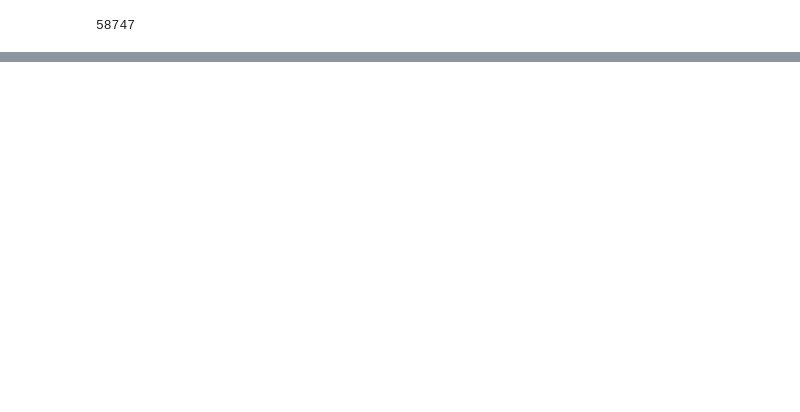
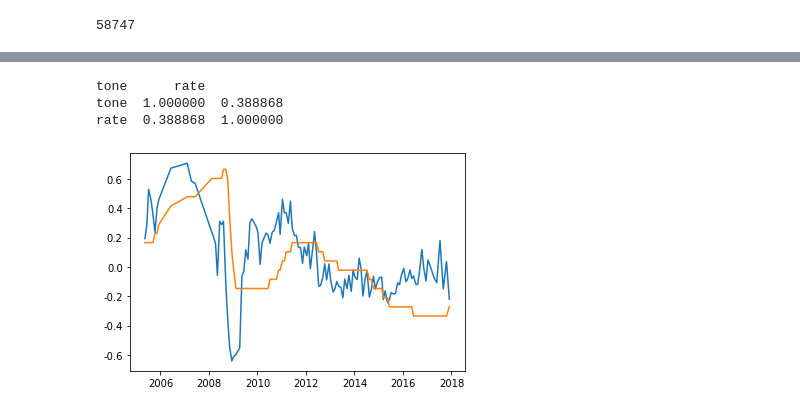
Before and after one commit to Dev-hottae/bok_project, a Jupyter notebook: a.ipynb, the cells around one changed output, grey strips where cells are left out. Cells and saved outputs as stored; diff of their text form; code cells hidden in the pictures; blank space fills up the shorter version.

Commit message:
20200802 ADD Corr Testing Code

```diff
--- a/a.ipynb
+++ b/a.ipynb
@@ -912,0 +843,5 @@ NameError: name 'train_df' is not defined
+# %%
+nbc.df = nbc.df[nbc.df[[1,0,-1]].sum(axis=1) > 15]
+
+hawkish = nbc.df[nbc.df['score'] >= 1.3].index
+dovish = nbc.df[nbc.df['score'] <= 10/13].index
@@ -912,0 +1002,46 @@ NameError: name 'train_df' is not defined
+# %%
+ngram_limit = 104
+def tone_sent(x):
+    a = 0
+    b = 0
+    for ngram in x:
+        if ngram in hawkish:
+            a += 1
+        elif ngram in dovish:
+            b += 1
+    if a+b < ngram_limit:
+        return np.nan
+    try:
+        return (a-b) / (a+b)
+    except:
+        return np.nan
+
+final_test['tone'] = list(map(tone_sent, final_test['ngram']))
+final_test.dropna(inplace=True)
+sr_df = pd.read_json('standard_rate.json').set_index('date')
+final_test['rate'] = sr_df['rate']
+
+
+
+
+#Scaler
+# MaxAbsScaler RobustScaler StandardScaler
+import pandas as pd
+from sklearn import preprocessing
+
+x = final_test['rate'].values.reshape(-1, 1) #returns a numpy array
+scaler = preprocessing.MinMaxScaler()
+x_scaled = scaler.fit_transform(x)
+final_test['rate'] = x_scaled
+
+corr = final_test[['tone','rate']].corr(method = 'pearson')
+print(corr)
+import matplotlib.pyplot as plt
+plt.plot(final_test['tone'])
+plt.plot(final_test['rate']-final_test['rate'].mean())
+plt.show()
+# %% [output]
+tone      rate
+tone  1.000000  0.388868
+rate  0.388868  1.000000
+[figure, added]
```
Also changed, not shown: parts of 108 cells of this notebook, 2 other files.
